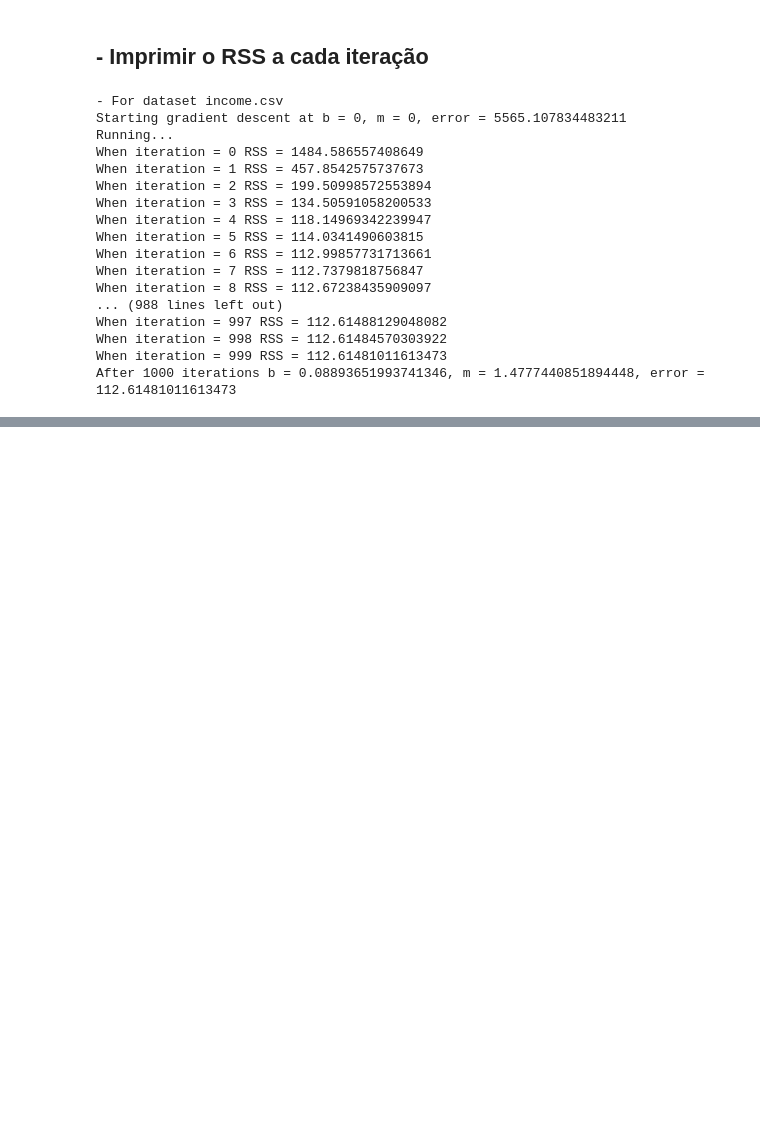
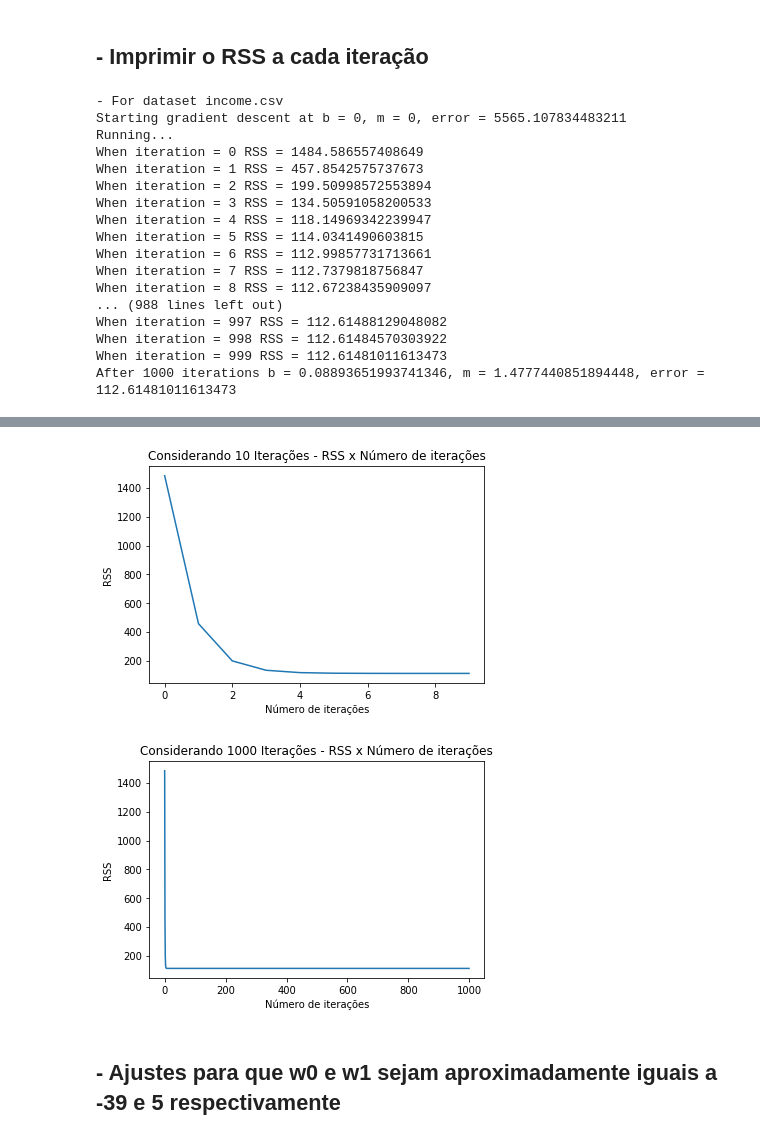
Before and after one commit to Lorenaps/aprendizagem-maquina, a Jupyter notebook: regressao_linear/regressao_linear.ipynb, the cells around one changed output, grey strips where cells are left out. Cells and saved outputs as stored; diff of their text form; code cells hidden in the pictures; blank space fills up the shorter version.

Commit message:
regressao_linear.ipynb: Adicionando célula para tarefa número 3

```diff
--- a/regressao_linear/regressao_linear.ipynb
+++ b/regressao_linear/regressao_linear.ipynb
@@ -247,0 +256,32 @@ After 1000 iterations b = 0.08893651993741346, m = 1.4777440851894448, error = 1
+# %%
+import matplotlib.pyplot as plt
+%matplotlib inline
+
+
+import numpy as np
+
+iterations_rss = np.genfromtxt("../datasets/iterations_rss.csv", delimiter=",", dtype=None)
+
+x = []
+y = []
+
+for i in iterations_rss:
+    x.append(i[0])
+    y.append(i[1])
+
+plt.plot(x[:10], y[:10])
+plt.title('Considerando 10 Iterações - RSS x Número de iterações')
+plt.xlabel('Número de iterações')
+plt.ylabel('RSS')
+plt.show()
+
+plt.plot(x[:], y[:])
+plt.title('Considerando 1000 Iterações - RSS x Número de iterações')
+plt.xlabel('Número de iterações')
+plt.ylabel('RSS')
+plt.show()
+# %% [output]
+[figure, added]
+[figure, added]
+# %% [markdown]
+## - Ajustes para que w0 e w1 sejam aproximadamente iguais a -39 e 5 respectivamente
```
Also changed, not shown: parts of 5 cells of this notebook.
